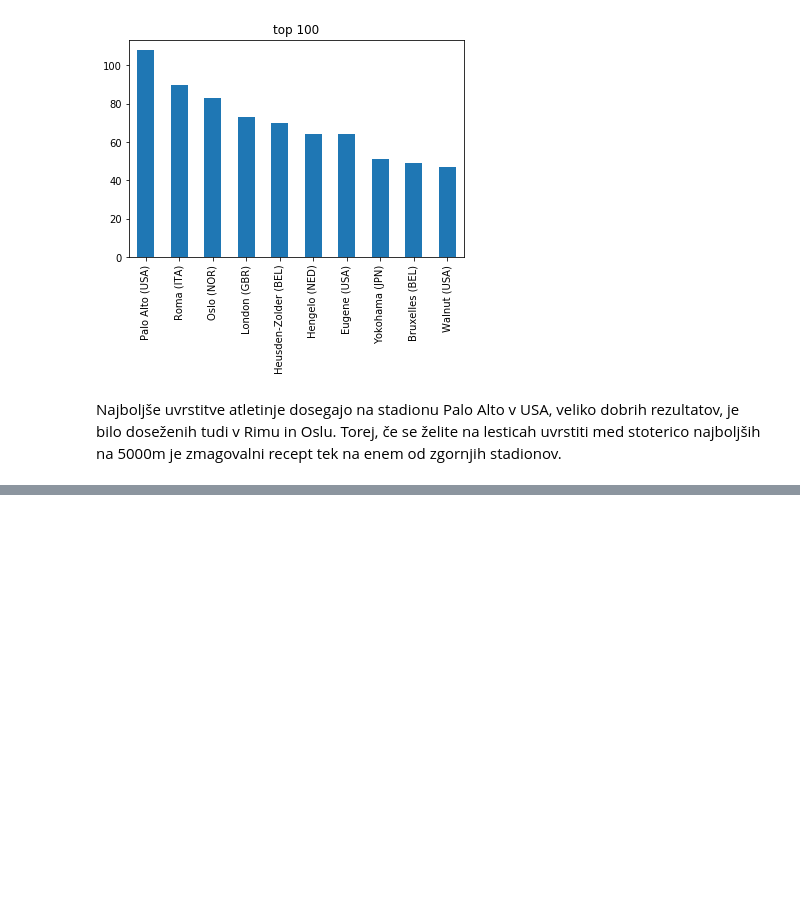
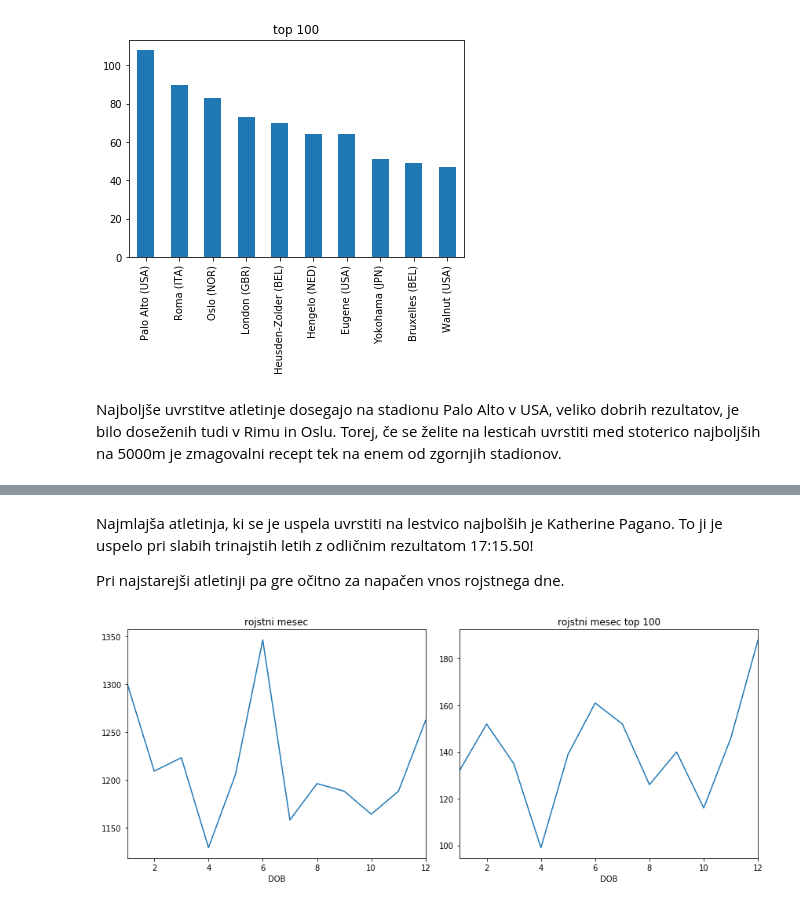
Before and after one commit to lauraguzeljblatnik/iaaf-tablice, a Jupyter notebook: Tablice.ipynb, the cells around one changed output, grey strips where cells are left out. Saved outputs shown, nothing was run; the diff lists cells and outputs as text; code cells hidden in the pictures; blank space fills up the shorter version.

```diff
--- a/Tablice.ipynb
+++ b/Tablice.ipynb
@@ -137,0 +215,18 @@ plt.show()
+# %% [markdown]
+Najmlajša atletinja, ki se je uspela uvrstiti na lestvico najbolših je Katherine Pagano. To ji je uspelo pri slabih trinajstih letih z odličnim rezultatom 17:15.50!
+
+Pri najstarejši atletinji pa gre očitno za napačen vnos rojstnega dne.
+# %%
+#rezultati glede na mesec rojstva
+
+plt.figure(figsize=(12,5))
+plt.subplot(121)
+plt.xlabel('mesec rojstva')
+tablice.DOB.dt.month.groupby(tablice.DOB.dt.month).size().plot(title = "rojstni mesec" )
+plt.subplot(122)
+plt.xlabel('mesec rojstva')
+stoterica.DOB.dt.month.groupby(stoterica.DOB.dt.month).size().plot(title = "rojstni mesec top 100")
+
+plt.tight_layout()
+# %% [output]
+[figure, added]
```
Also changed, not shown: parts of 19 cells of this notebook.
